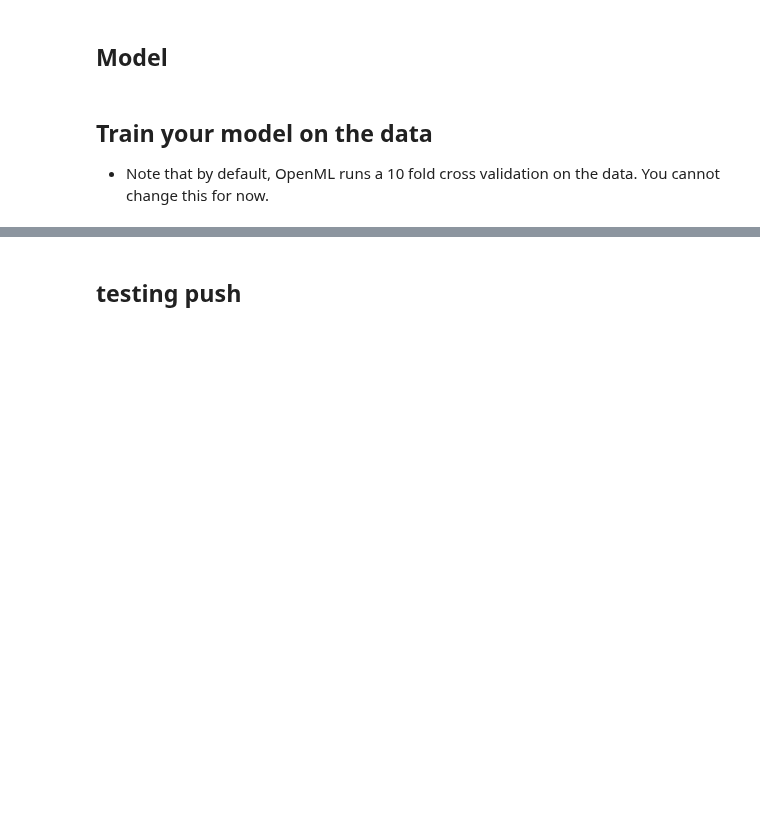
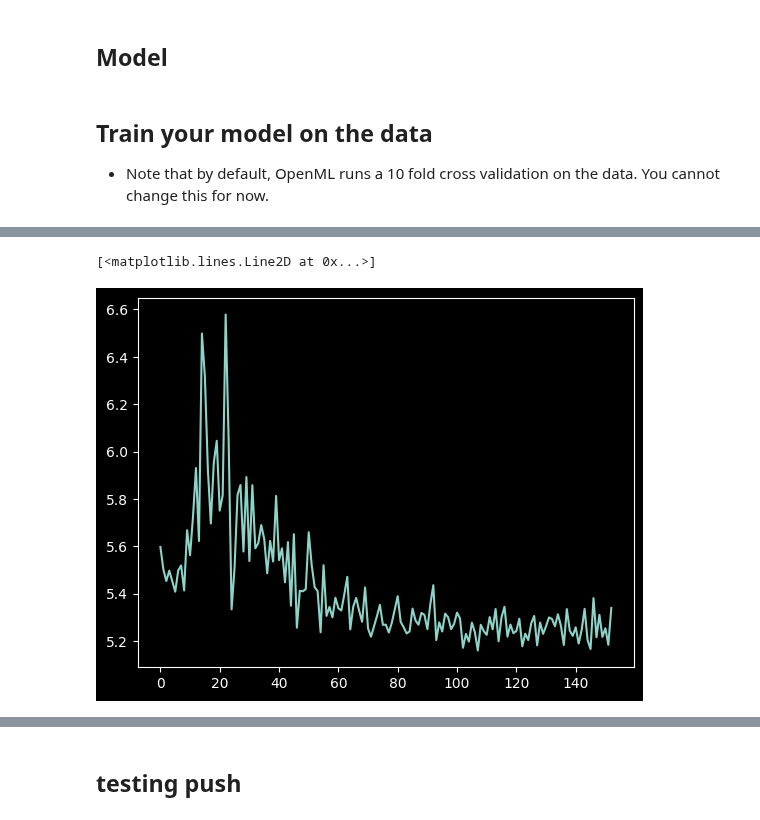
Before and after one commit to openml/openml-pytorch, a Jupyter notebook: test_new_dataloader.ipynb, the cells around one changed output, grey strips where cells are left out. Cells and saved outputs as stored; diff of their text form; code cells hidden in the pictures; blank space fills up the shorter version.

```diff
--- a/test_new_dataloader.ipynb
+++ b/test_new_dataloader.ipynb
@@ -129,0 +116,5 @@ KeyboardInterrupt:
+# %%
+trainer.plot_loss()
+# %% [output]
+[<matplotlib.lines.Line2D at 0x...>]
+[figure, added]
```
Also changed, not shown: parts of 8 cells of this notebook, 17 other files.
